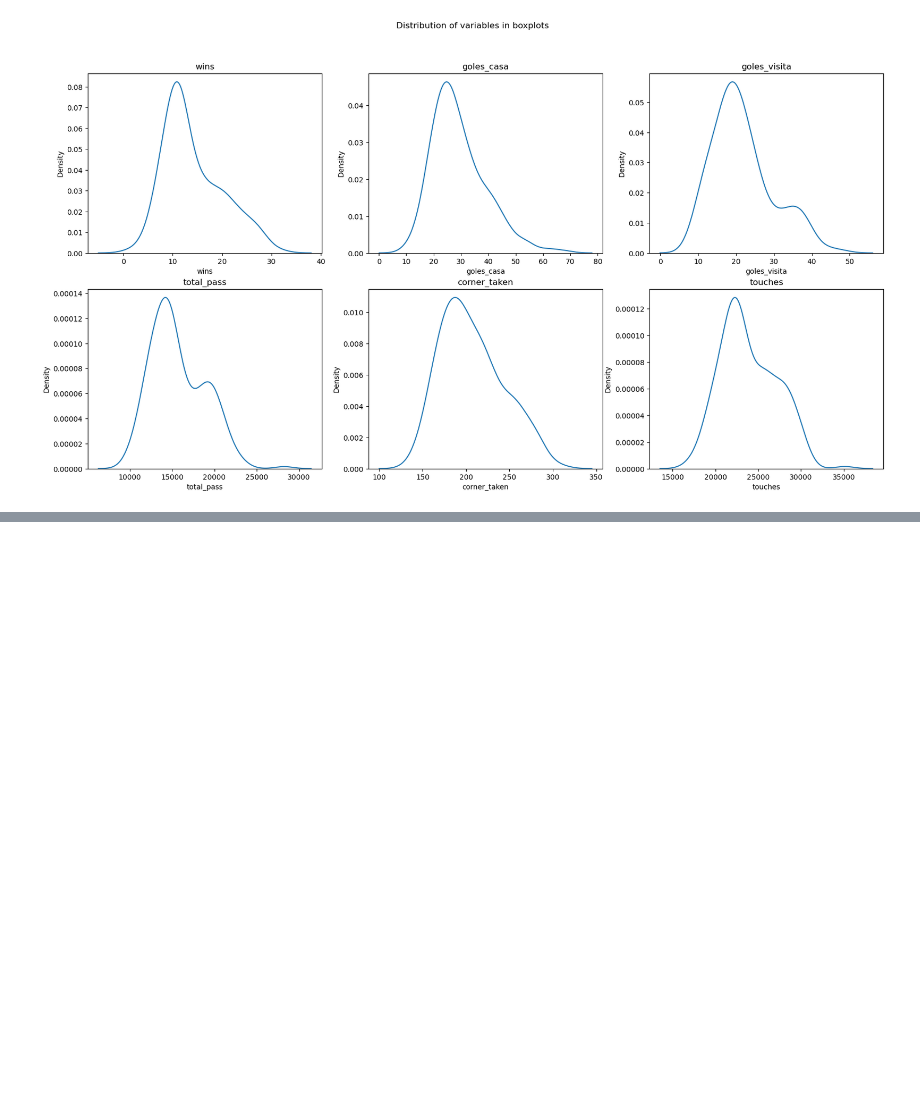
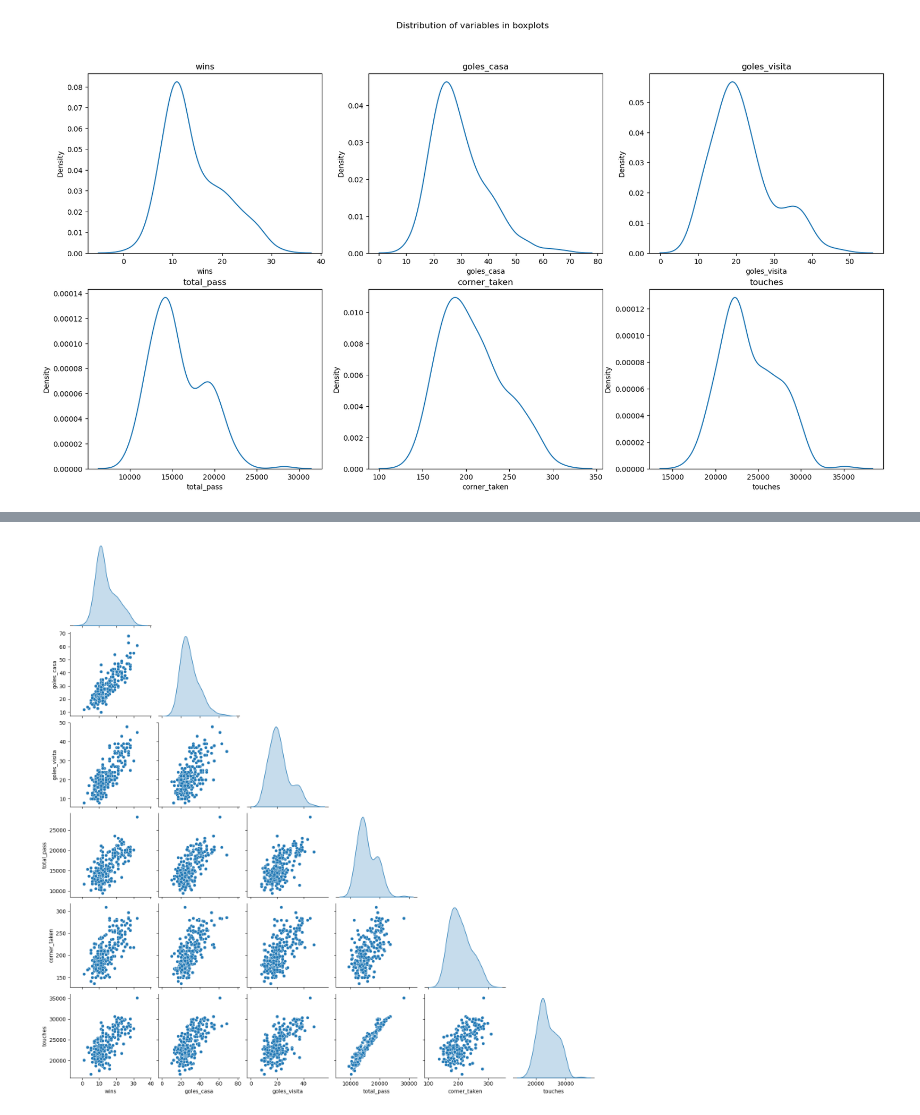
Before and after one commit to zandrev099/MID-Bootcamp-Project, a Jupyter notebook: Premier_L.ipynb, the cells around one changed output, grey strips where cells are left out. Saved outputs shown, nothing was run; the diff lists cells and outputs as text; code cells hidden in the pictures; blank space fills up the shorter version.

```diff
--- a/Premier_L.ipynb
+++ b/Premier_L.ipynb
@@ -201,0 +210,6 @@ for column in df.columns[1:-1]:
+# %%
+# Aislar las columnas numéricas
+df_num = df.select_dtypes(include = np.number)
+sns.pairplot(df_num, diag_kind='kde', corner=True);
+# %% [output]
+[figure, added]
```
Also changed, not shown: parts of 33 cells of this notebook.
